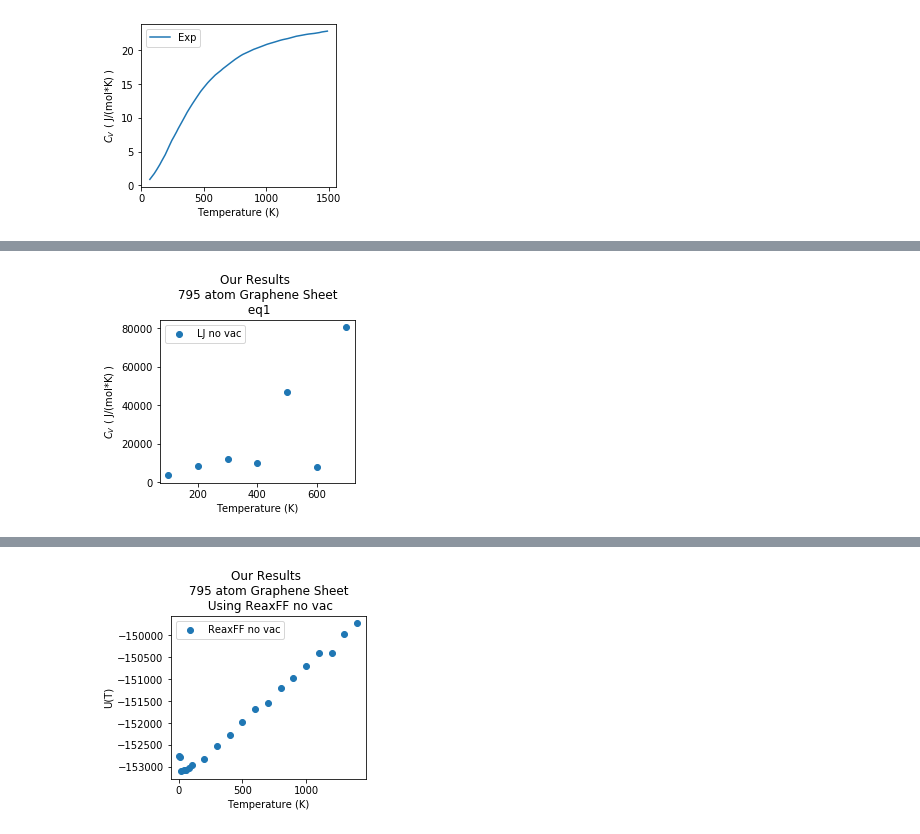
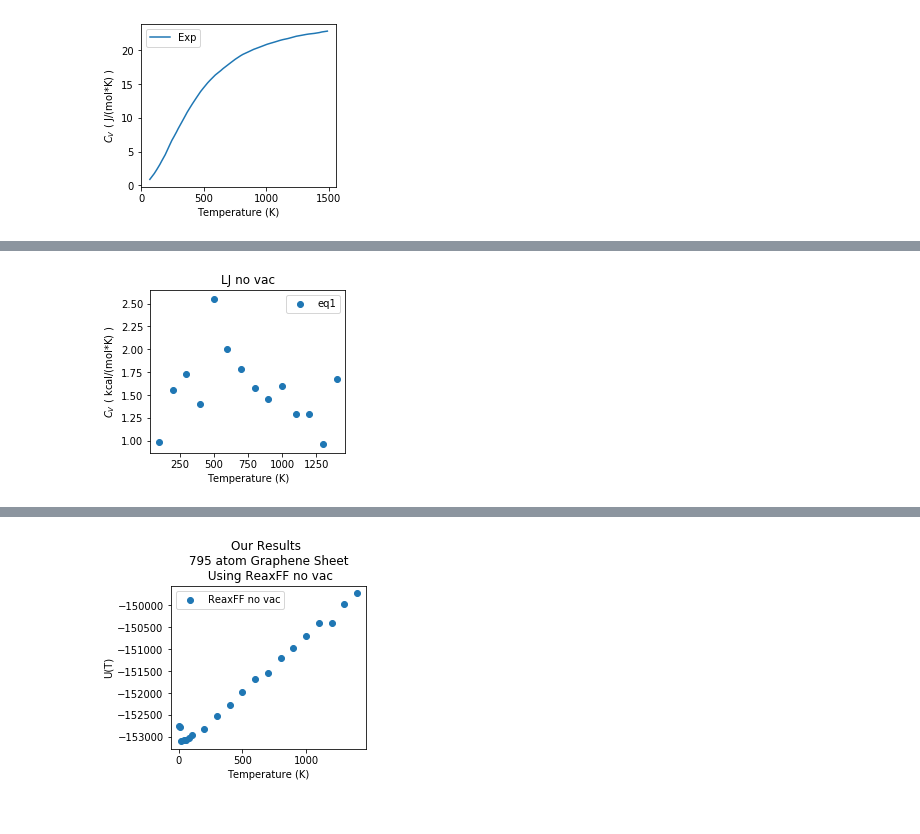
Before and after one commit to sonalij3/Graphene-Finite-Size-Study, a Jupyter notebook: analyze/make_plots.ipynb, the cells around one changed output, grey strips where cells are left out. Cells and saved outputs as stored; diff of their text form; code cells hidden in the pictures.

```diff
--- a/analyze/make_plots.ipynb
+++ b/analyze/make_plots.ipynb
@@ -217,14 +301,14 @@ plt.savefig(f'plots/LJ_no_vac_C_v_eq2.png', dpi=150, bbox_inches='tight')
 # %%
 kcal_to_J = 4184
 
 fig, ax = plt.subplots(1,1,figsize=(3.5,3))
 
-plt.scatter( df1["T"][:], df1["C_v_u"][:]*kcal_to_J , label="LJ no vac")
+plt.scatter( df1["T"][:], df1["C_v_e"][:] , label="eq1")
 
-plt.ylabel(r"$C_V$ ( J/(mol*K) )")
+plt.ylabel(r"$C_V$ ( kcal/(mol*K) )")
 plt.xlabel("Temperature (K)")
-plt.title("Our Results \n 795 atom Graphene Sheet \n eq1")
+plt.title("LJ no vac")
 plt.legend()
 plt.savefig(f'plots/LJ_no_vac_C_v_eq1.png', dpi=150, bbox_inches='tight')
 # %% [output]
-[figure, old version]
+[figure, new version]
```
Also changed, not shown: parts of 35 cells of this notebook, 43 other files.
